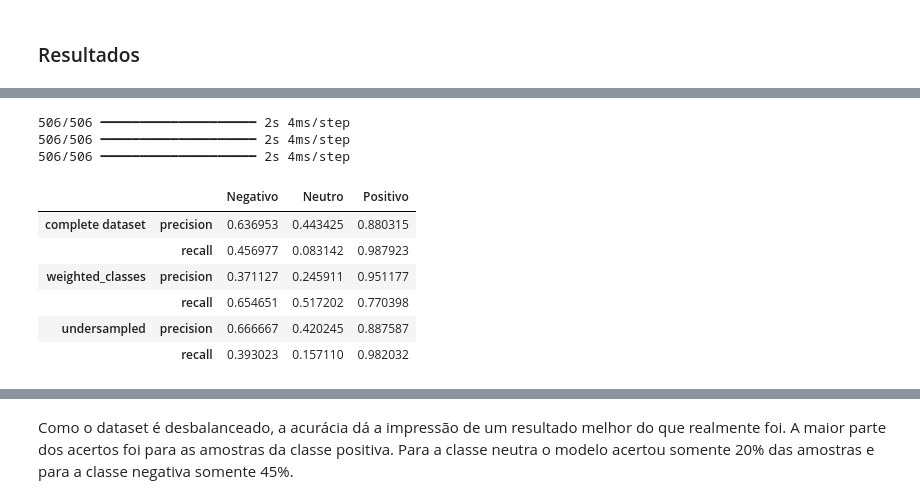
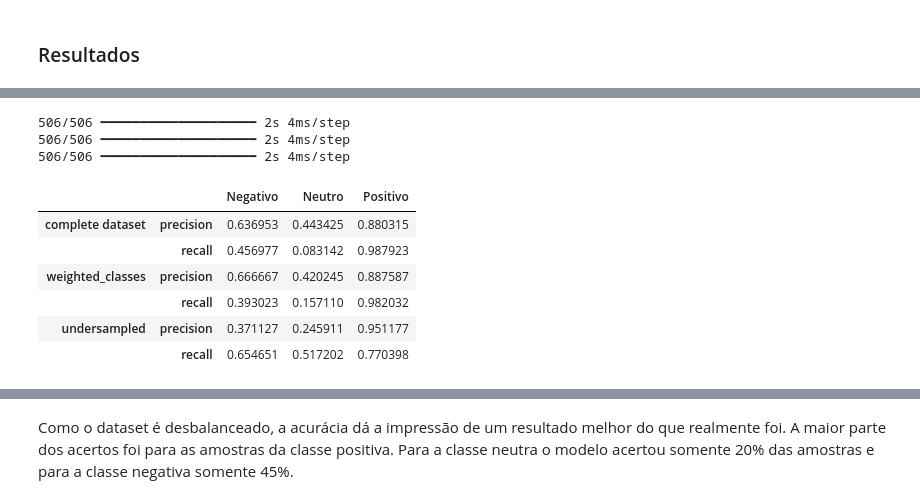
Before and after one commit to RodolfoPCruz/trip_advisor, a Jupyter notebook: trip_advisor.ipynb, the cells around one changed output, grey strips where cells are left out. Cells and saved outputs as stored; diff of their text form; code cells hidden in the pictures.

```diff
--- a/trip_advisor.ipynb
+++ b/trip_advisor.ipynb
@@ -1903,20 +1902,20 @@ resultados_MLP_ternaria_accuracy
 # %%
 classes_ternario=['Negativo','Neutro','Positivo']
-resultados_precision_recall_MLP_ternaria=calcular_precision_recall(MLP_ternaria_complete_dataset,MLP_ternaria_undersampled_dataset,
-                             MLP_ternaria_weighted,
+resultados_precision_recall_MLP_ternaria=calcular_precision_recall(MLP_ternaria_complete_dataset,
+                             MLP_ternaria_weighted,MLP_ternaria_undersampled_dataset,
                              x_MLP_teste_numerico,y_teste_ternario,classes_ternario)
 resultados_precision_recall_MLP_ternaria
 # %% [output]
 506/506 ━━━━━━━━━━━━━━━━━━━━ 2s 4ms/step
 506/506 ━━━━━━━━━━━━━━━━━━━━ 2s 4ms/step
 506/506 ━━━━━━━━━━━━━━━━━━━━ 2s 4ms/step
 |  |  | Negativo | Neutro | Positivo |
 | complete dataset | precision | 0.636953 | 0.443425 | 0.880315 |
 |  | recall | 0.456977 | 0.083142 | 0.987923 |
-| weighted_classes | precision | 0.371127 | 0.245911 | 0.951177 |
+| weighted_classes | precision | 0.666667 | 0.420245 | 0.887587 |
+|  | recall | 0.393023 | 0.157110 | 0.982032 |
+| undersampled | precision | 0.371127 | 0.245911 | 0.951177 |
 |  | recall | 0.654651 | 0.517202 | 0.770398 |
-| undersampled | precision | 0.666667 | 0.420245 | 0.887587 |
-|  | recall | 0.393023 | 0.157110 | 0.982032 |
 # %%
 plotar_confusion_matrix(MLP_ternaria_complete_dataset,MLP_ternaria_weighted,MLP_ternaria_undersampled_dataset,
                     x_MLP_teste_numerico,y_teste_ternario,classes_ternario)
```
Also changed, not shown: parts of 17 cells of this notebook.
